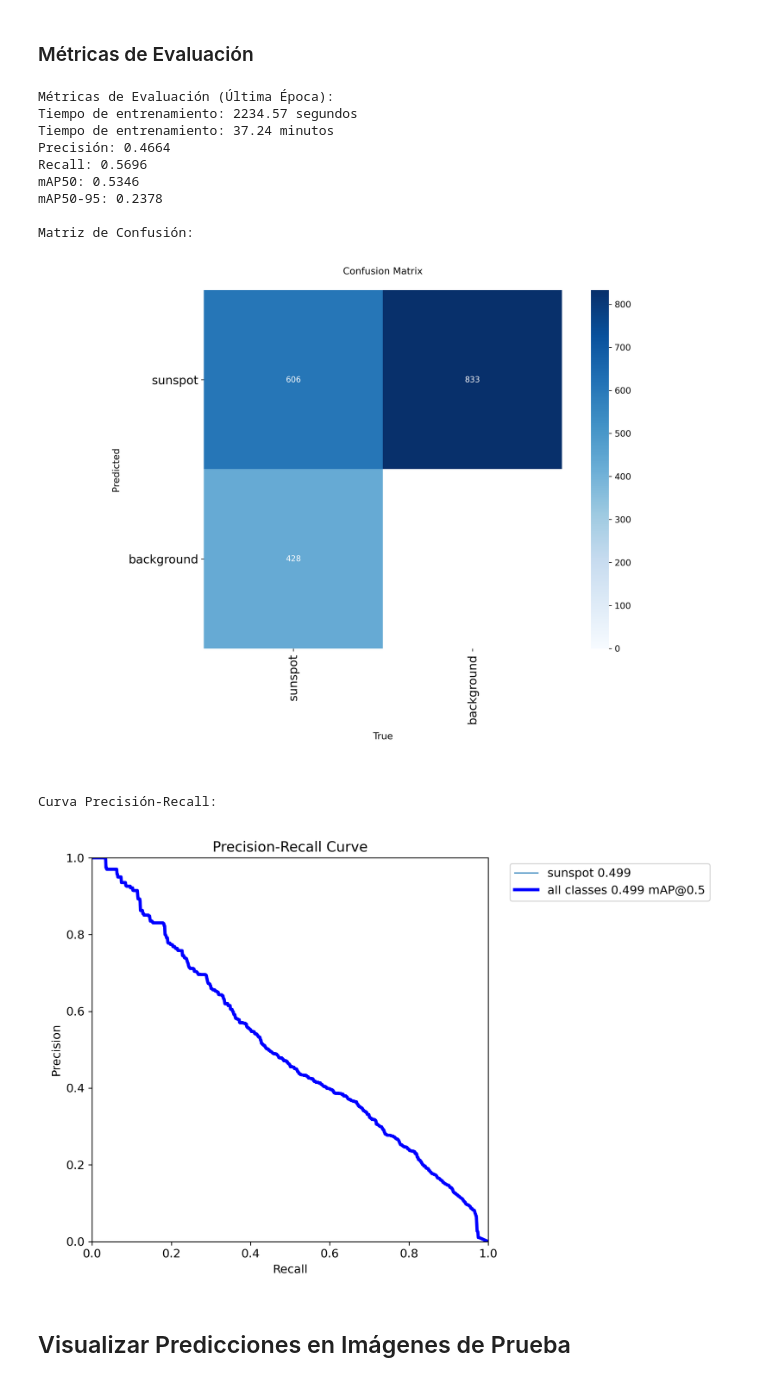
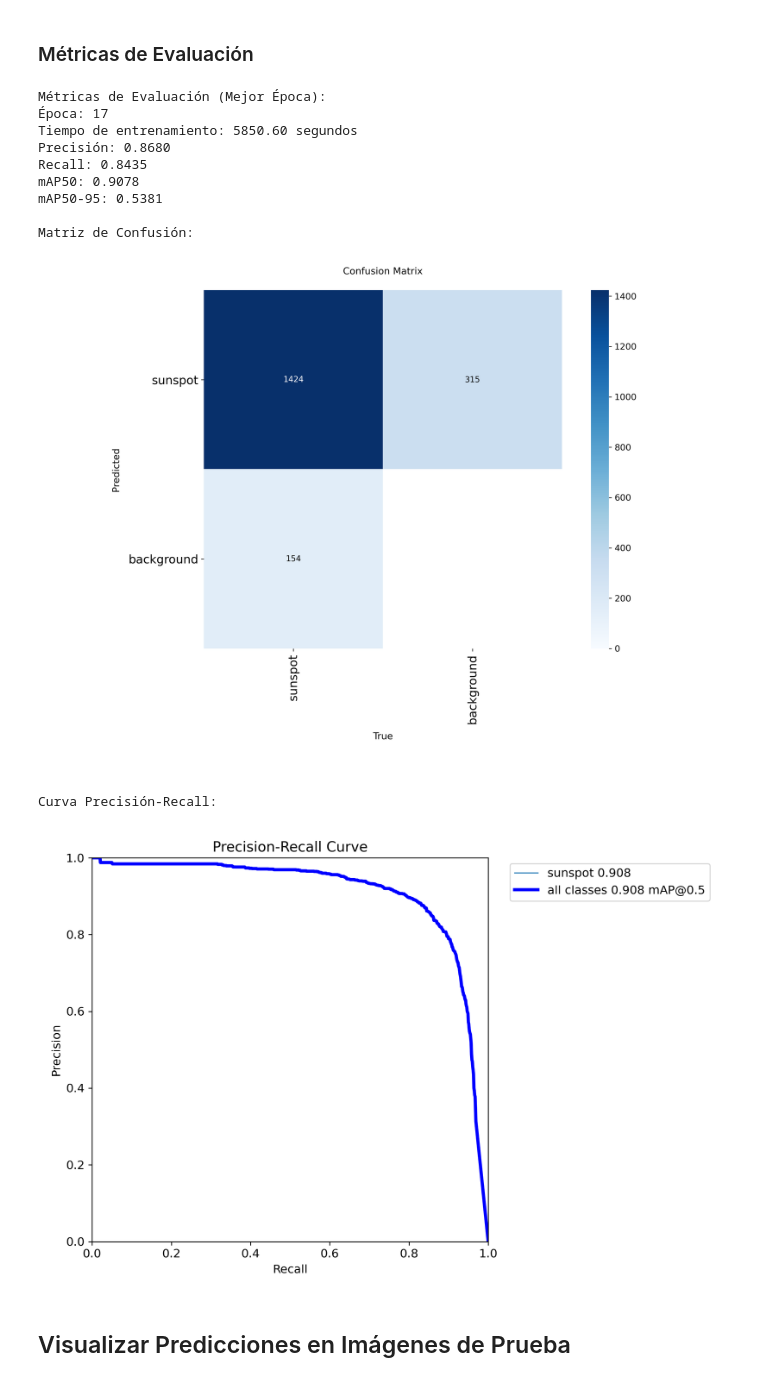
Before and after one commit to DarkNacho/SunSpot, a Jupyter notebook: notebook.ipynb, the cells around one changed output. Saved outputs shown, nothing was run; the diff lists cells and outputs as text; code cells hidden in the pictures.

```diff
--- a/notebook.ipynb
+++ b/notebook.ipynb
@@ -26,9 +27,9 @@ import yaml
 # %% [markdown]
 ### Definición de Rutas y Configuraciones
 # %%
-dataset_config = "./datasets/data.yaml"  # Ruta al archivo data.yaml
-project_name = "sunspot_model"  # Nombre del proyecto
-run_name = "test_run"  # Nombre de la ejecución del entrenamiento
+dataset_config = r"C:\Users\DarkNacho\Documents\Doctorado\2025\MachineLearning\SunSpot\dataset\OGAUC.yaml"  # Ruta al archivo data.yaml
+project_name = "OGAUC_model"  # Nombre del proyecto
+run_name = "OGAUC_simple_nano"  # Nombre de la ejecución del entrenamiento
 model_dir = os.path.join(
     project_name, run_name, "weights"
 )  # Directorio para guardar el modelo entrenado
@@ -95,50 +131,51 @@ print(
 # %%
 # Cargar las métricas de evaluación desde el archivo `results.csv`.
 results_csv_path = os.path.join(project_name, run_name, "results.csv")
 
 try:
     results_df = pd.read_csv(results_csv_path)
-    last_epoch_metrics = results_df.iloc[-1]
+    # Buscar la fila con el mejor mAP50
+    best_row = results_df.loc[results_df['metrics/mAP50(B)'].idxmax()]
 
-    print("Métricas de Evaluación (Última Época):")
-    print(f"Tiempo de entrenamiento: {last_epoch_metrics['time']:.2f} segundos")
-    print(f"Tiempo de entrenamiento: {last_epoch_metrics['time']/60:.2f} minutos")
-    print(f"Precisión: {last_epoch_metrics['metrics/precision(B)']:.4f}")
-    print(f"Recall: {last_epoch_metrics['metrics/recall(B)']:.4f}")
-    print(f"mAP50: {last_epoch_metrics['metrics/mAP50(B)']:.4f}")
-    print(f"mAP50-95: {last_epoch_metrics['metrics/mAP50-95(B)']:.4f}")
+    print("Métricas de Evaluación (Mejor Época):")
+    print(f"Época: {int(best_row['epoch'])}")
+    print(f"Tiempo de entrenamiento: {best_row['time']:.2f} segundos")
+    print(f"Precisión: {best_row['metrics/precision(B)']:.4f}")
+    print(f"Recall: {best_row['metrics/recall(B)']:.4f}")
+    print(f"mAP50: {best_row['metrics/mAP50(B)']:.4f}")
+    print(f"mAP50-95: {best_row['metrics/mAP50-95(B)']:.4f}")
 
 except FileNotFoundError:
     print(f"Error: No se pudo encontrar el archivo {results_csv_path}")
 
 # ### 5.2. Mostrar Visualizaciones de Evaluación
 # Mostrar las visualizaciones de evaluación generadas, como la matriz de confusión y la curva de precisión-recall.
 confusion_matrix_path = os.path.join(project_name, run_name, "confusion_matrix.png")
 pr_curve_path = os.path.join(project_name, run_name, "PR_curve.png")
 
 print("\nMatriz de Confusión:")
 try:
     display(Image(filename=confusion_matrix_path))
 except FileNotFoundError:
     print(f"Error: No se pudo encontrar la imagen {confusion_matrix_path}")
 
 print("\nCurva Precisión-Recall:")
 try:
     display(Image(filename=pr_curve_path))
 except FileNotFoundError:
     print(f"Error: No se pudo encontrar la imagen {pr_curve_path}")
 # %% [output]
-Métricas de Evaluación (Última Época):
-Tiempo de entrenamiento: 2234.57 segundos
-Tiempo de entrenamiento: 37.24 minutos
-Precisión: 0.4664
-Recall: 0.5696
-mAP50: 0.5346
-mAP50-95: 0.2378
+Métricas de Evaluación (Mejor Época):
+Época: 17
+Tiempo de entrenamiento: 5850.60 segundos
+Precisión: 0.8680
+Recall: 0.8435
+mAP50: 0.9078
+mAP50-95: 0.5381
 
 Matriz de Confusión:
-[figure, old version]
+[figure, new version]
 Curva Precisión-Recall:
-[figure, old version]
+[figure, new version]
 # %% [markdown]
 ## Visualizar Predicciones en Imágenes de Prueba
```
Also changed, not shown: parts of 12 cells of this notebook, 38 other files.
